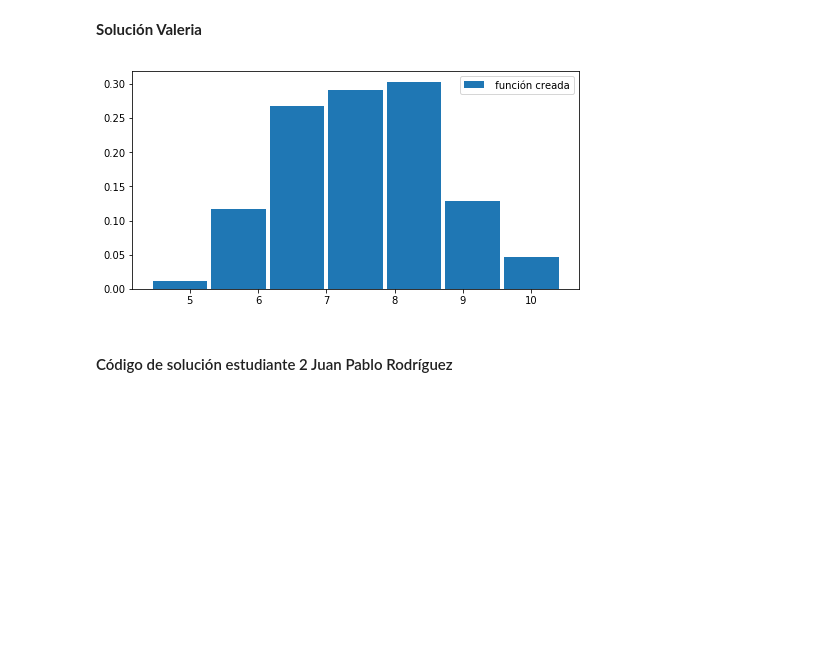
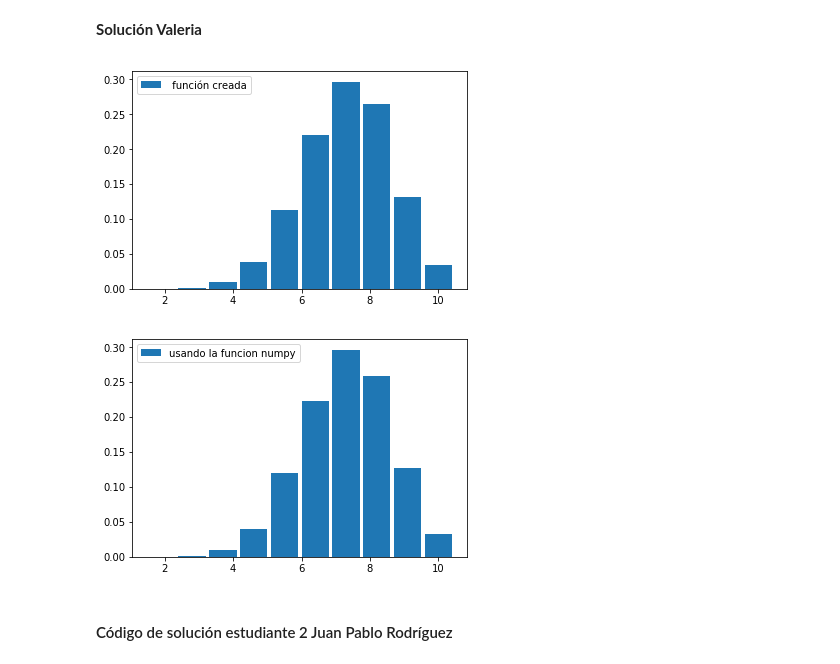
Before and after one commit to valerialadron/Tarea5_Vladron_JPRodriguez, a Jupyter notebook: Tarea5_Vladron_JPRodriguez.ipynb, the cells around one changed output. Cells and saved outputs as stored; diff of their text form; code cells hidden in the pictures; blank space fills up the shorter version.

```diff
--- a/Tarea5_Vladron_JPRodriguez.ipynb
+++ b/Tarea5_Vladron_JPRodriguez.ipynb
@@ -88,46 +90,62 @@ plt.show()
 # %% [markdown]
 **Solución Valeria**
 # %%
-#Funcion para la distribución discreta
-def Gen_distr_discreta(X:'vector de números aleatorios',
-                       prob_ac: 'Prob.Acumulada de la distribución a generar'):
-    v = np.array(list(map(lambda j:sum(1 for i in prob_ac if i<X[j]),range(N))))
-    return v
+def Gen_distr_discreta(p_acum: 'P.Acumulada de la distribución a generar',
+                       indices: 'valores reales a generar aleatoriamente',
+                       N: 'cantidad de números aleatorios a generar'):
+
+    U =np.random.rand(N)
+    # Diccionario de valores aleatorios
+    rand2reales = {i: idx for i, idx in enumerate(indices)}
+
+    # Series de los valores aletorios
+    y = pd.Series([sum([1 for p in p_acum if p < ui]) for ui in U]).map(rand2reales)
+
+    return y
+
+
+
 
 def plot_histogram_discrete(distribucion:'señal de varibles aleatorias de un distribución DISCRETA dada',
                             label:'label del legend a aparecer en el gráfica',
                             densidad:'por defecto regresa el histograma en densidad'=True):
 
 
-    plt.figure(figsize=[8,4])
+    plt.figure(figsize=[6,4])
     y,x = np.histogram(distribucion,bins = len(set(distribucion)),density = densidad)
     plt.bar(x[1:],y,label=label)
     plt.legend()
     plt.show()
 
 def P_acum_binomial(n,p):
     Pr = np.zeros(n)
     Pr[0] = (1-p)**n
     def pr(i):
         nonlocal Pr
         c  = p/(1-p)
         Pr[i+1]=(c*(n-i)/(i+1))*Pr[i]
 
     # Lleno el vector Pr usando compresión de listas
     [pr(i) for i in range(n-1)]
     return np.cumsum(Pr)
 
 # def D_binomial_intermedia(n,p,N):
-n = 10; p = 0.7; N = 100
+n = 10; p = 0.7; N = 10000
 
 p_acum = P_acum_binomial(n,p)
 u = np.random.rand(N)
 
 # Usando el método de la transformada inversa
-d_binomial = Gen_distr_discreta(u,p_acum)
+d_binomial = Gen_distr_discreta(p_acum, np.arange(0, n+1), N)
+
+# Usando numpy
+d_bino_numpy = np.random.binomial(n,p,N)
+
 plot_histogram_discrete(d_binomial, ' función creada')
+plot_histogram_discrete(d_bino_numpy, 'usando la funcion numpy')
 # %% [output]
-[figure, old version]
+[figure, new version]
+[figure, added]
 # %% [markdown]
 #### Código de solución estudiante 2 Juan Pablo Rodríguez
 # %%
```
Also changed, not shown: parts of 3 cells of this notebook.
